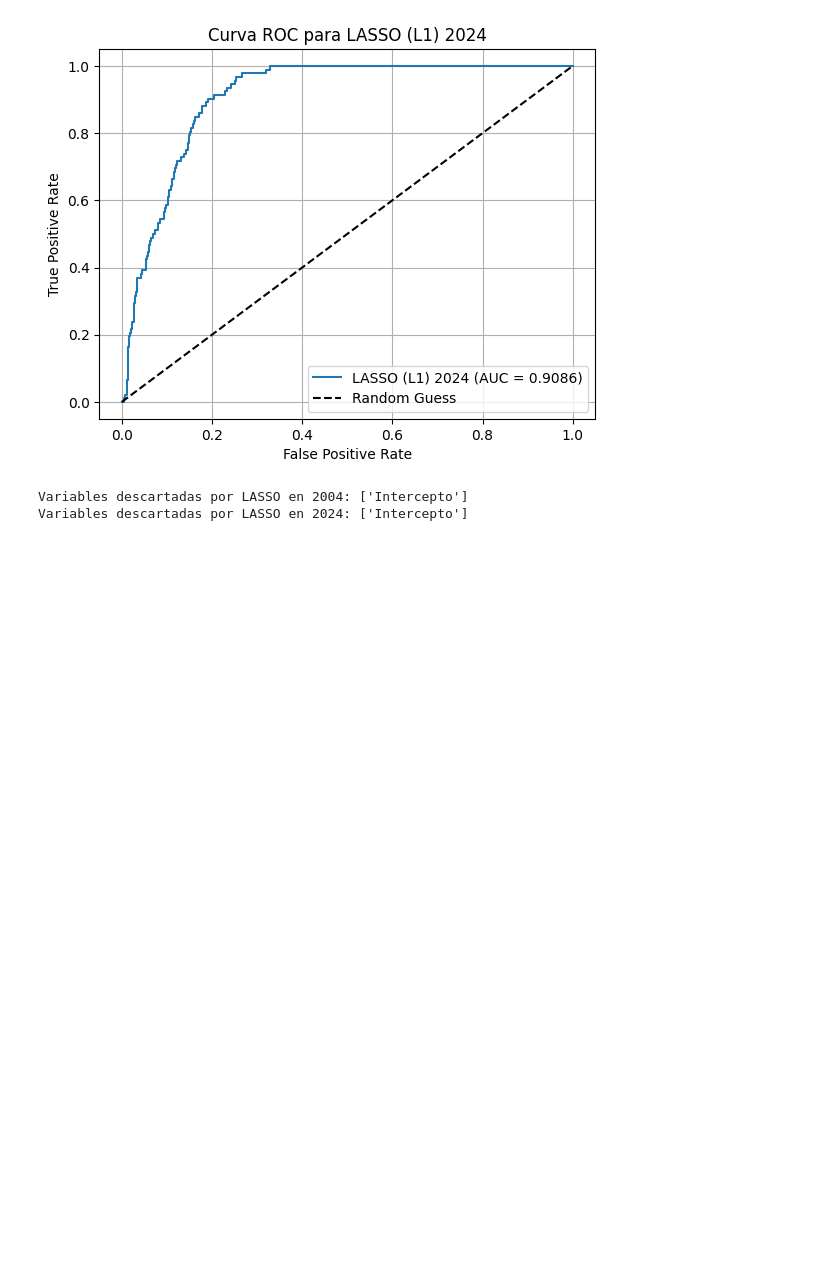
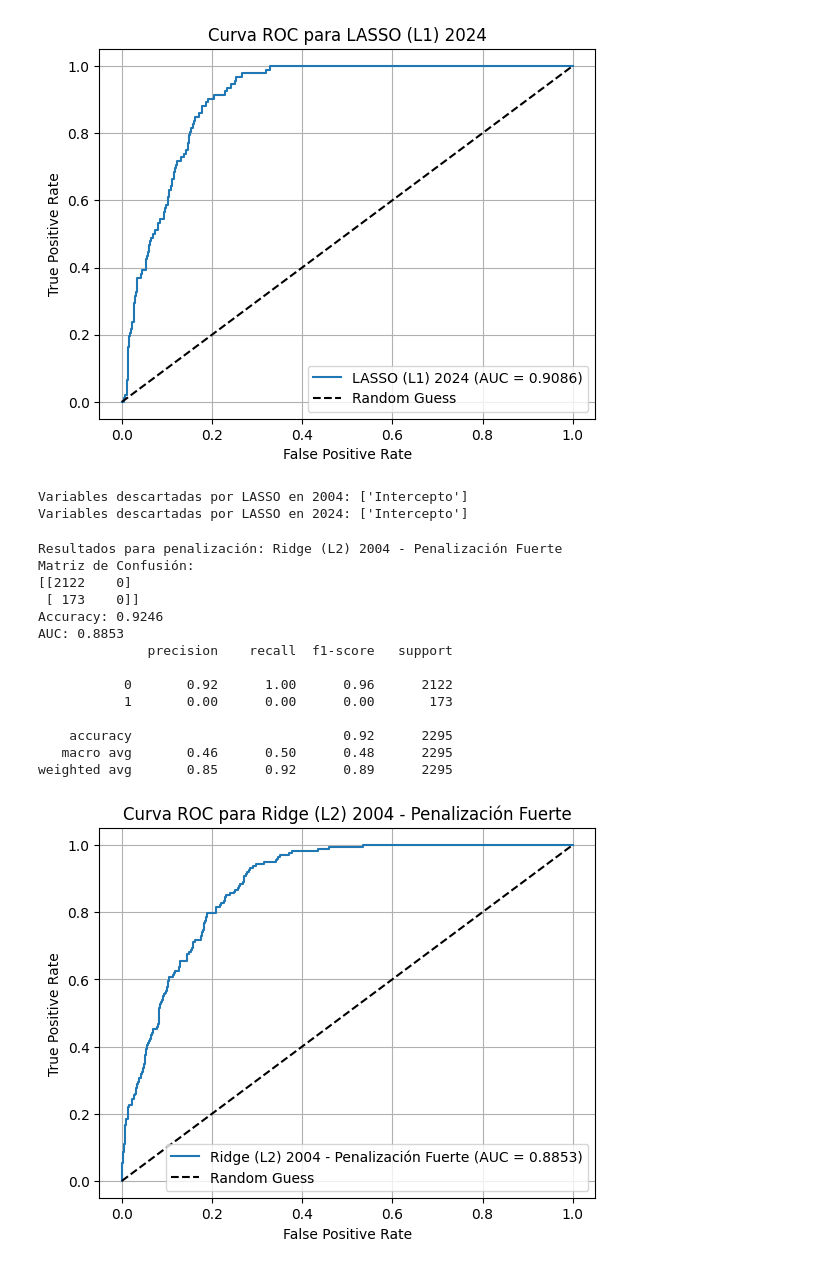
Before and after one commit to Freverendo/CC408-T13, a Jupyter notebook: TP4/TP4.ipynb, the cells around one changed output. Saved outputs shown, nothing was run; the diff lists cells and outputs as text; code cells hidden in the pictures; blank space fills up the shorter version.

```diff
--- a/TP4/TP4.ipynb
+++ b/TP4/TP4.ipynb
@@ -947,7 +947,7 @@ plt.show()
 Punto 6)
 # %%
 # Ahora que sabemos el lambda optimo me fijo cuales son las varibles con coeficiente 0 para LASSO
-lambda_ridge_2004 = 1e-06
+lambda_ridge_2004 = 1e-05
 lambda_lasso_2004 = 1
 lambda_ridge_2024 = 1e-05
 lambda_lasso_2024 = 1e-05
@@ -1068,3 +1068,81 @@ weighted avg       0.91      0.95      0.92      1817
 [figure]
 Variables descartadas por LASSO en 2004: ['Intercepto']
 Variables descartadas por LASSO en 2024: ['Intercepto']
+# %%
+#a ver que variables borra con un lambda que penalice mas
+
+# Nuevos valores de λ (lambda) para penalización fuerte
+lambda_ridge_strong_2004 = 1e1
+lambda_lasso_strong_2004 = 1e1
+lambda_ridge_strong_2024 = 1e1
+lambda_lasso_strong_2024 = 1e1
+
+# Inverso para LogisticRegression (C = 1 / λ)
+C_ridge_strong_2004 = 1 / lambda_ridge_strong_2004
+C_lasso_strong_2004 = 1 / lambda_lasso_strong_2004
+C_ridge_strong_2024 = 1 / lambda_ridge_strong_2024
+C_lasso_strong_2024 = 1 / lambda_lasso_strong_2024
+
+# Ridge y LASSO con penalización fuerte para 2004
+ridge_strong_2004 = LogisticRegression(penalty='l2', C=C_ridge_strong_2004, solver='liblinear', max_iter=1000)
+ridge_strong_2004.fit(X_train_2004_trans, y_train_2004)
+
+lasso_strong_2004 = LogisticRegression(penalty='l1', C=C_lasso_strong_2004, solver='liblinear', max_iter=1000)
+lasso_strong_2004.fit(X_train_2004_trans, y_train_2004)
+
+# Predicciones y probabilidades para Ridge y LASSO con penalización fuerte en 2004
+y_pred_ridge_strong_2004 = ridge_strong_2004.predict(X_test_2004_trans)
+y_prob_ridge_strong_2004 = ridge_strong_2004.predict_proba(X_test_2004_trans)[:, 1]
+
+y_pred_lasso_strong_2004 = lasso_strong_2004.predict(X_test_2004_trans)
+y_prob_lasso_strong_2004 = lasso_strong_2004.predict_proba(X_test_2004_trans)[:, 1]
+
+# Ridge y LASSO con penalización fuerte para 2024
+ridge_strong_2024 = LogisticRegression(penalty='l2', C=C_ridge_strong_2024, solver='liblinear', max_iter=1000)
+ridge_strong_2024.fit(X_train_2024_trans, y_train_2024)
+
+lasso_strong_2024 = LogisticRegression(penalty='l1', C=C_lasso_strong_2024, solver='liblinear', max_iter=1000)
+lasso_strong_2024.fit(X_train_2024_trans, y_train_2024)
+
+# Predicciones y probabilidades para Ridge y LASSO con penalización fuerte en 2024
+y_pred_ridge_strong_2024 = ridge_strong_2024.predict(X_test_2024_trans)
+y_prob_ridge_strong_2024 = ridge_strong_2024.predict_proba(X_test_2024_trans)[:, 1]
+
+y_pred_lasso_strong_2024 = lasso_strong_2024.predict(X_test_2024_trans)
+y_prob_lasso_strong_2024 = lasso_strong_2024.predict_proba(X_test_2024_trans)[:, 1]
+
+# Reportamos resultados para modelos con penalización fuerte
+reportar_métricas(y_test_2004, y_pred_ridge_strong_2004, y_prob_ridge_strong_2004, penalidad="Ridge (L2) 2004 - Penalización Fuerte")
+reportar_métricas(y_test_2004, y_pred_lasso_strong_2004, y_prob_lasso_strong_2004, penalidad="LASSO (L1) 2004 - Penalización Fuerte")
+
+reportar_métricas(y_test_2024, y_pred_ridge_strong_2024, y_prob_ridge_strong_2024, penalidad="Ridge (L2) 2024 - Penalización Fuerte")
+reportar_métricas(y_test_2024, y_pred_lasso_strong_2024, y_prob_lasso_strong_2024, penalidad="LASSO (L1) 2024 - Penalización Fuerte")
+
+# Identificar variables descartadas por LASSO con penalización fuerte
+def id_var_descartadas_strong(modelo, columnas):
+    coeficientes = modelo.coef_.flatten()
+    var_descartadas = [col for col, coef in zip(columnas, coeficientes) if coef == 0]
+    return var_descartadas
+
+# Variables descartadas para 2004 y 2024 con penalización fuerte
+var_descartadas_strong_2004 = id_var_descartadas_strong(lasso_strong_2004, X_train_2004_trans.columns)
+var_descartadas_strong_2024 = id_var_descartadas_strong(lasso_strong_2024, X_train_2024_trans.columns)
+
+print(f"Variables descartadas por LASSO en 2004 (Penalización Fuerte): {var_descartadas_strong_2004}")
+print(f"Variables descartadas por LASSO en 2024 (Penalización Fuerte): {var_descartadas_strong_2024}")
+# %% [output]
+Resultados para penalización: Ridge (L2) 2004 - Penalización Fuerte
+Matriz de Confusión:
+[[2122    0]
+ [ 173    0]]
+Accuracy: 0.9246
+AUC: 0.8853
+              precision    recall  f1-score   support
+
+           0       0.92      1.00      0.96      2122
+           1       0.00      0.00      0.00       173
+
+    accuracy                           0.92      2295
+   macro avg       0.46      0.50      0.48      2295
+weighted avg       0.85      0.92      0.89      2295
+[figure, added]
```
Also changed, not shown: parts of 2 cells of this notebook.
